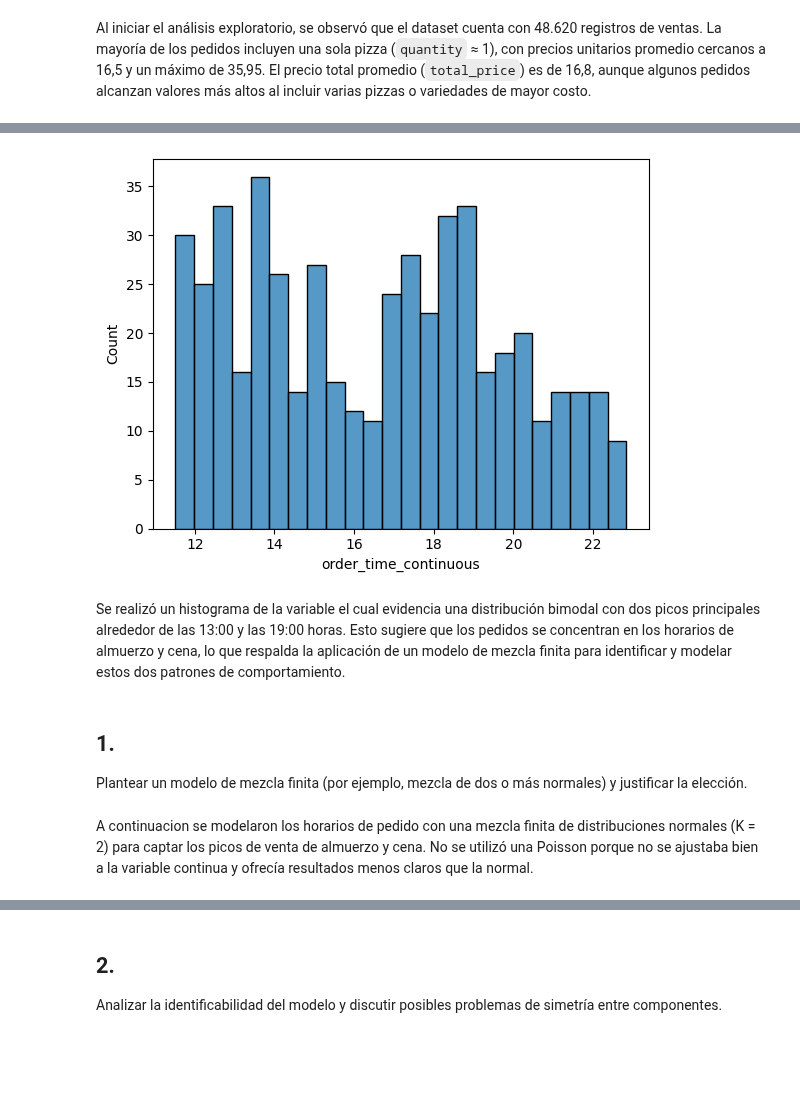
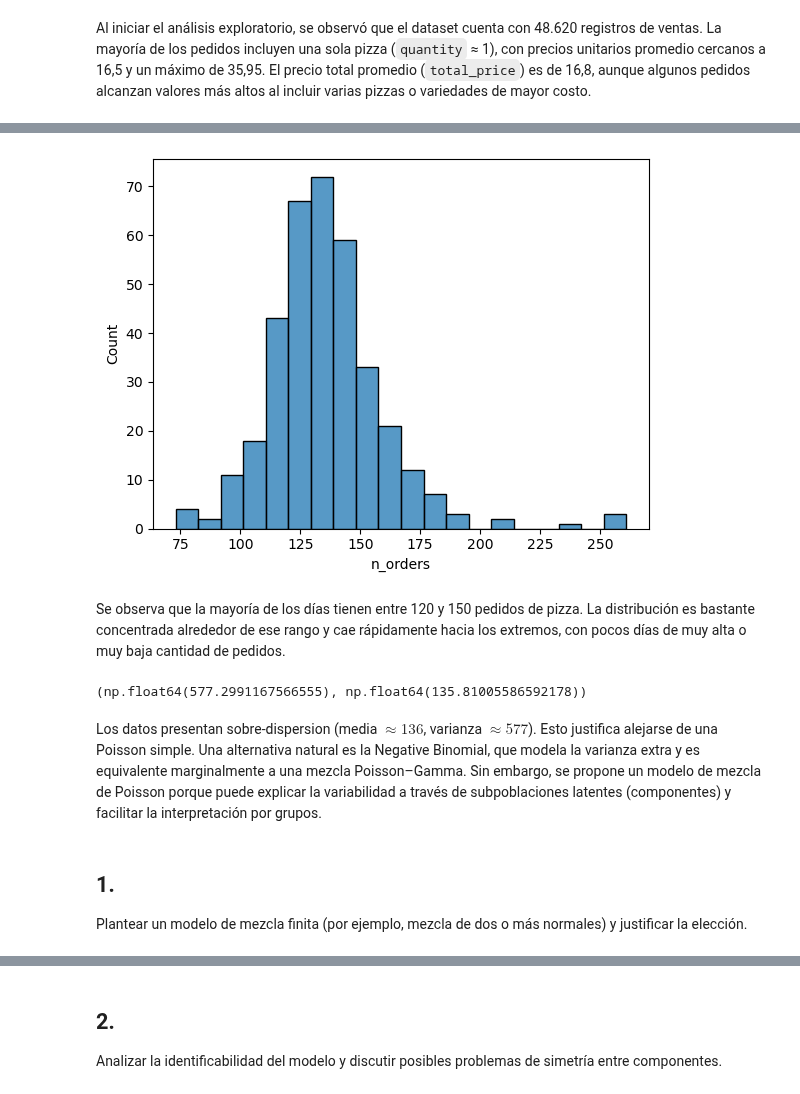
Before and after one commit to nazarenomm/Grupo4-TPI-EeI2, a Jupyter notebook: Parte2/parte_2.ipynb, the cells around one changed output, grey strips where cells are left out. Cells and saved outputs as stored; diff of their text form; code cells hidden in the pictures; blank space fills up the shorter version.

```diff
--- a/Parte2/parte_2.ipynb
+++ b/Parte2/parte_2.ipynb
@@ -33,5 +35,3 @@ pizza.describe()
 | max | 21350.000000 | 4.000000 | 35.950000 | 83.000000 |
 # %% [markdown]
 Al iniciar el análisis exploratorio, se observó que el dataset cuenta con 48.620 registros de ventas. La mayoría de los pedidos incluyen una sola pizza (`quantity` ≈ 1), con precios unitarios promedio cercanos a 16,5 y un máximo de 35,95. El precio total promedio (`total_price`) es de 16,8, aunque algunos pedidos alcanzan valores más altos al incluir varias pizzas o variedades de mayor costo.
-# %%
-pizza = pizza.head(500).copy()
@@ -40,8 +40,5 @@ Para este trabajo se utilizó la variable **order_time_continuous**, que represe
 # %%
-pizza['order_time'] = pd.to_datetime(pizza['order_time'], format='%H:%M:%S')
+pizza['order_date'] = pd.to_datetime(pizza['order_date'], format='%m/%d/%Y')
-# %%
-pizza['order_time_continuous'] = (
-    pizza['order_time'].dt.hour +
-    pizza['order_time'].dt.minute / 60 +
-    pizza['order_time'].dt.second / 3600
-)
+# %%
+conteo = pizza.groupby(['order_date']).size().reset_index(name='n_orders')
+conteo
@@ -48,6 +59,6 @@ pizza['order_time_continuous'] = (
 # %%
-sns.histplot(pizza['order_time_continuous'], bins=24);
+sns.histplot(conteo['n_orders'], bins=20);
 # %% [output]
-[figure, old version]
+[figure, new version]
-# %% [markdown]
-Se realizó un histograma de la variable el cual evidencia una distribución bimodal con dos picos principales alrededor de las 13:00 y las 19:00 horas. Esto sugiere que los pedidos se concentran en los horarios de almuerzo y cena, lo que respalda la aplicación de un modelo de mezcla finita para identificar y modelar estos dos patrones de comportamiento.
+# %% [markdown]
+Se observa que la mayoría de los días tienen entre 120 y 150 pedidos de pizza. La distribución es bastante concentrada alrededor de ese rango y cae rápidamente hacia los extremos, con pocos días de muy alta o muy baja cantidad de pedidos.
@@ -54,5 +67,9 @@ Se realizó un histograma de la variable el cual evidencia una distribución bim
+# %%
+obs.var(), obs.mean()
+# %% [output]
+(np.float64(577.2991167566555), np.float64(135.81005586592178))
+# %% [markdown]
+Los datos presentan sobre-dispersion (media $\approx 136$, varianza $\approx 577$). Esto justifica alejarse de una Poisson simple. Una alternativa natural es la Negative Binomial, que modela la varianza extra y es equivalente marginalmente a una mezcla Poisson–Gamma. Sin embargo, se propone un modelo de mezcla de Poisson porque puede explicar la variabilidad a través de subpoblaciones latentes (componentes) y facilitar la interpretación por grupos.
 # %% [markdown]
 ## 1.
 Plantear un modelo de mezcla finita (por ejemplo, mezcla de dos o más normales) y justificar la elección.
-# %% [markdown]
-A continuacion se modelaron los horarios de pedido con una mezcla finita de distribuciones normales (K = 2) para captar los picos de venta de almuerzo y cena. No se utilizó una Poisson porque no se ajustaba bien a la variable continua y ofrecía resultados menos claros que la normal.
```
Also changed, not shown: parts of 92 cells of this notebook, 3 other files.
